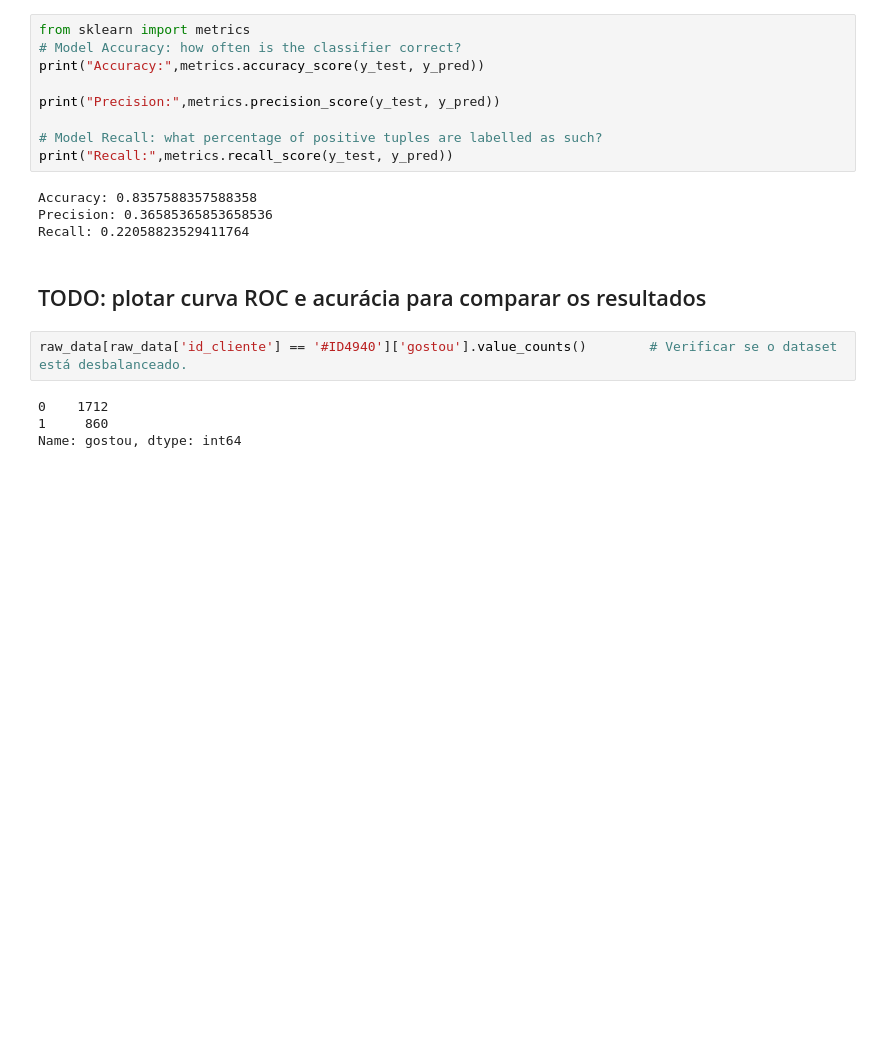
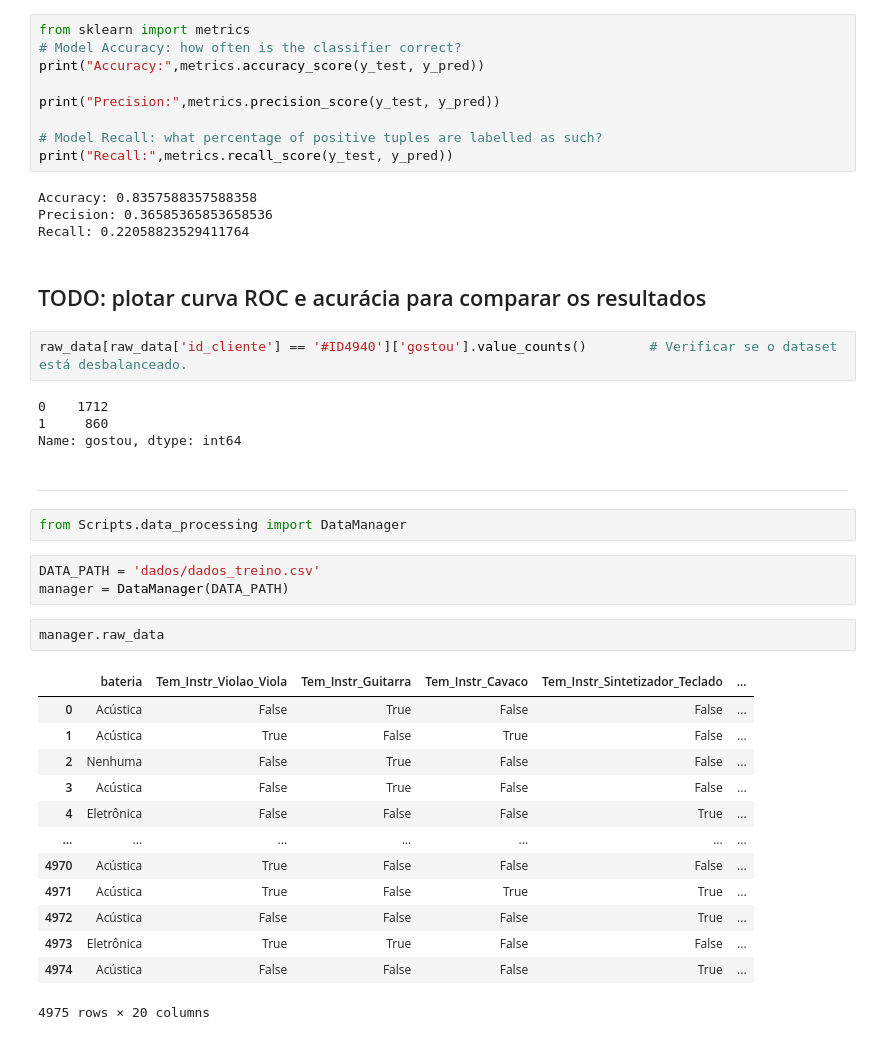
Before and after one commit to PauloRodriguesJr/Projeto_AM_3Q21, a Jupyter notebook: preprocessor.ipynb, the cells around one changed output. Saved outputs shown, nothing was run; the diff lists cells and outputs as text; blank space fills up the shorter version.

```diff
--- a/preprocessor.ipynb
+++ b/preprocessor.ipynb
@@ -474,3 +477,26 @@ raw_data[raw_data['id_cliente'] == '#ID4940']['gostou'].value_counts()        #
 0    1712
 1     860
 Name: gostou, dtype: int64
+# %% [markdown]
+***
+# %%
+from Scripts.data_processing import DataManager
+# %%
+DATA_PATH = 'dados/dados_treino.csv'
+manager = DataManager(DATA_PATH)
+# %%
+manager.raw_data
+# %% [output]
+|  | bateria | Tem_Instr_Violao_Viola | Tem_Instr_Guitarra | Tem_Instr_Cavaco | Tem_Instr_Sintetizador_Teclado | ... |
+| 0 | Acústica | False | True | False | False | ... |
+| 1 | Acústica | True | False | True | False | ... |
+| 2 | Nenhuma | False | True | False | False | ... |
+| 3 | Acústica | False | True | False | False | ... |
+| 4 | Eletrônica | False | False | False | True | ... |
+| ... | ... | ... | ... | ... | ... | ... |
+| 4970 | Acústica | True | False | False | False | ... |
+| 4971 | Acústica | True | False | True | True | ... |
+| 4972 | Acústica | False | False | False | True | ... |
+| 4973 | Eletrônica | True | True | False | False | ... |
+| 4974 | Acústica | False | False | False | True | ... |
+4975 rows × 20 columns
```
Also changed, not shown: parts of 17 cells of this notebook, 12 other files.
